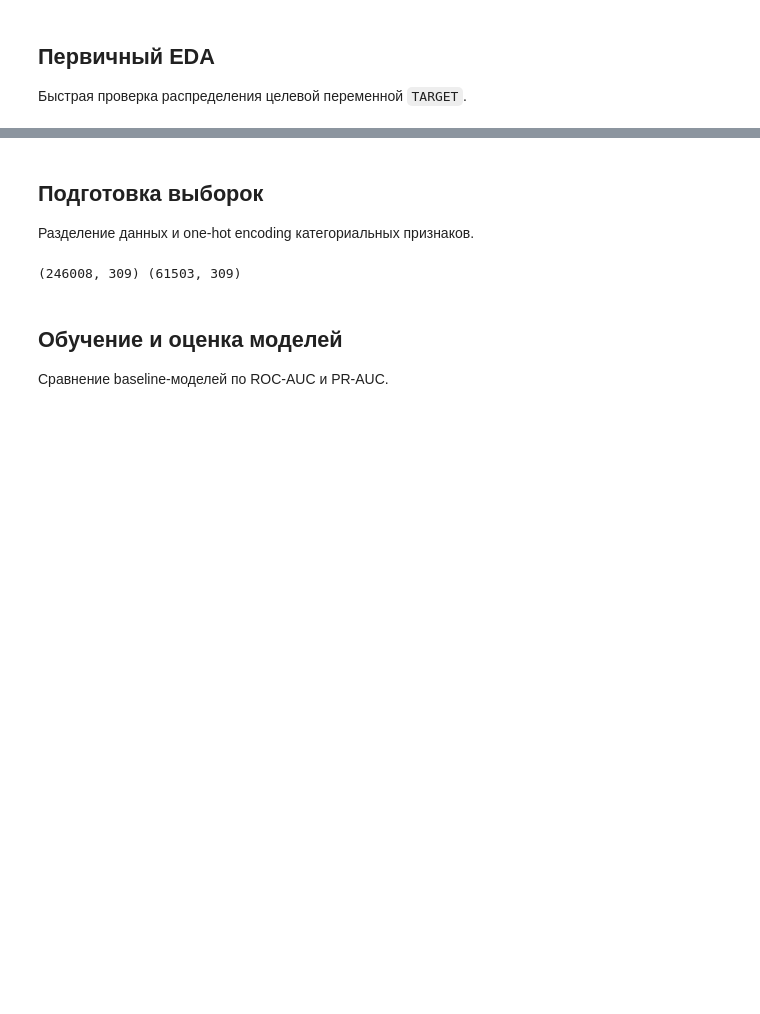
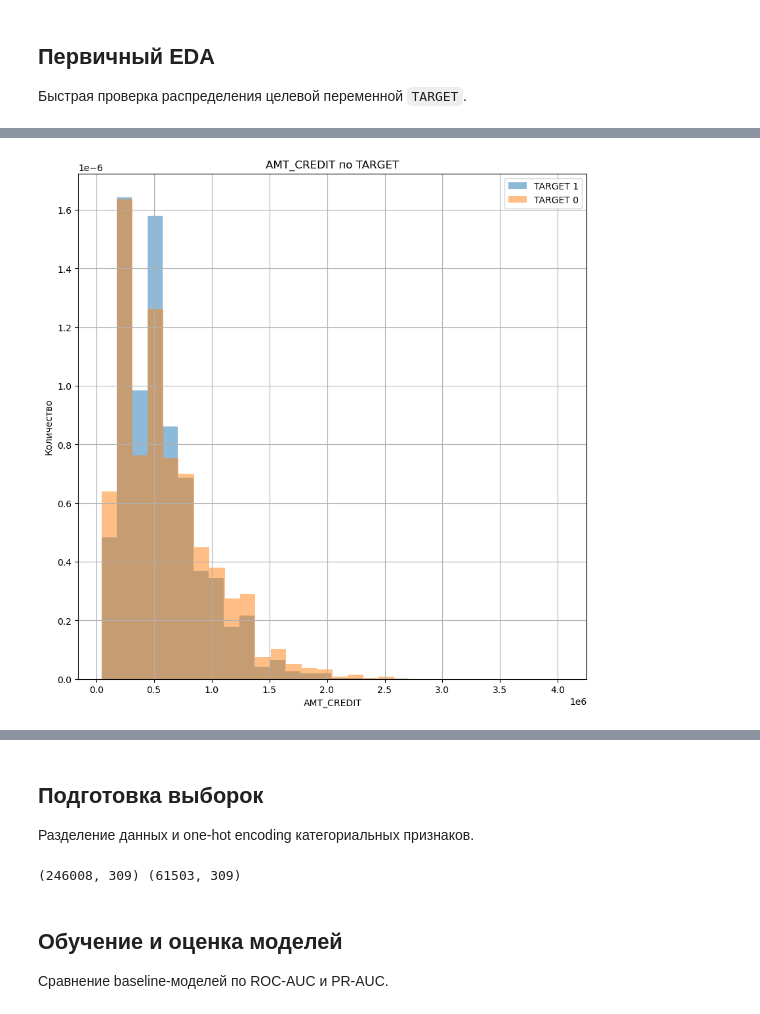
Before and after one commit to Mu2Ka/Home-Credit-Default-Risk, a Jupyter notebook: home-credit-default-risk/main.ipynb, the cells around one changed output, grey strips where cells are left out. Cells and saved outputs as stored; diff of their text form; code cells hidden in the pictures; blank space fills up the shorter version.

```diff
--- a/home-credit-default-risk/main.ipynb
+++ b/home-credit-default-risk/main.ipynb
@@ -287,0 +332,12 @@ plt.show()
+# %%
+plt.figure(figsize=(10, 10))
+plt.hist(train[train['TARGET']==1]['AMT_CREDIT'],bins=30,alpha=0.5,label ='TARGET 1',density=True)
+plt.hist(train[train['TARGET']==0]['AMT_CREDIT'],bins=30,alpha=0.5,label ='TARGET 0',density=True)
+plt.title("AMT_CREDIT по TARGET")
+plt.xlabel("AMT_CREDIT")
+plt.ylabel("Количество")
+plt.legend()
+plt.grid(True)
+plt.show()
+# %% [output]
+[figure, added]
```
Also changed, not shown: parts of 8 cells of this notebook.
